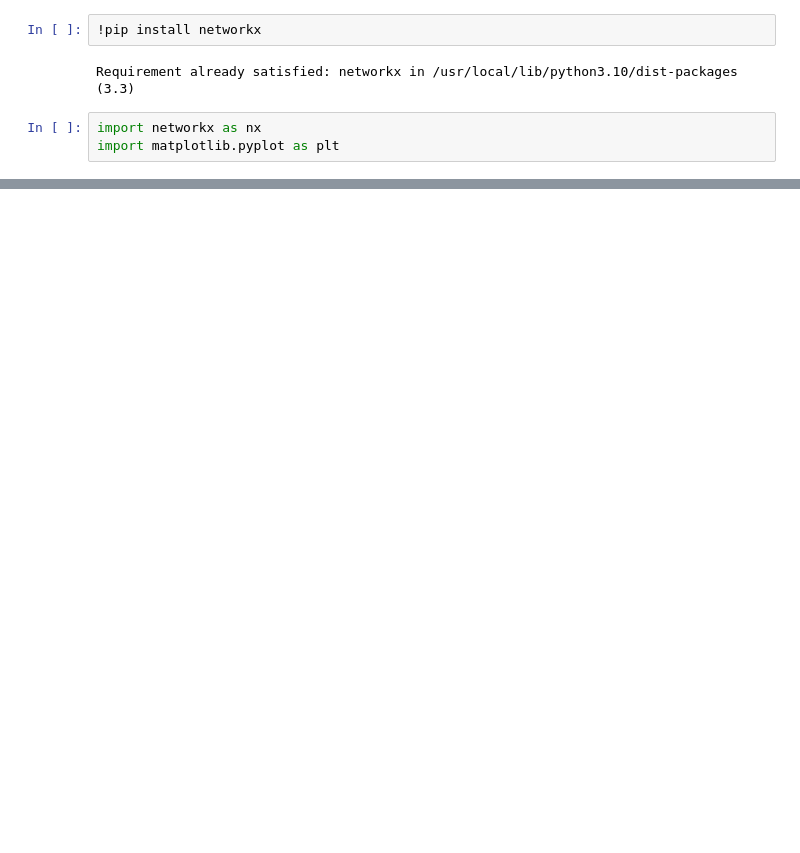
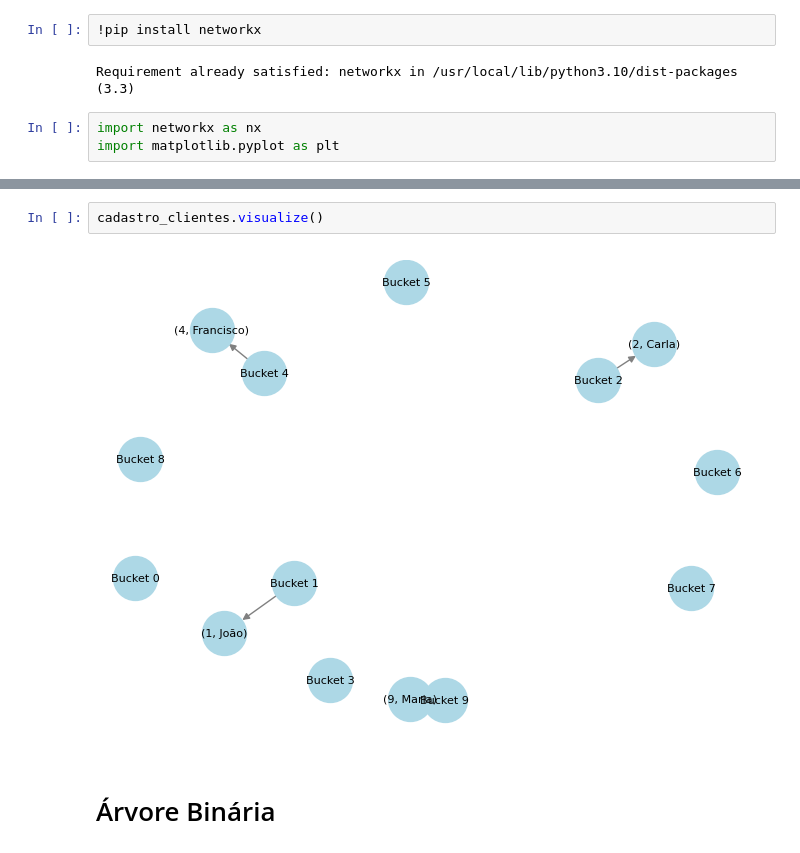
Before and after one commit to armandossrecife/teste, a Jupyter notebook: grafico_lista_ligada.ipynb, the cells around one changed output, grey strips where cells are left out. Saved outputs shown, nothing was run; the diff lists cells and outputs as text; blank space fills up the shorter version.

```diff
--- a/grafico_lista_ligada.ipynb
+++ b/grafico_lista_ligada.ipynb
@@ -75,0 +141,6 @@ dllist.visualize_list()
+# %%
+cadastro_clientes.visualize()
+# %% [output]
+[figure, added]
+# %% [markdown]
+# Árvore Binária
```
Also changed, not shown: parts of 11 cells of this notebook.
